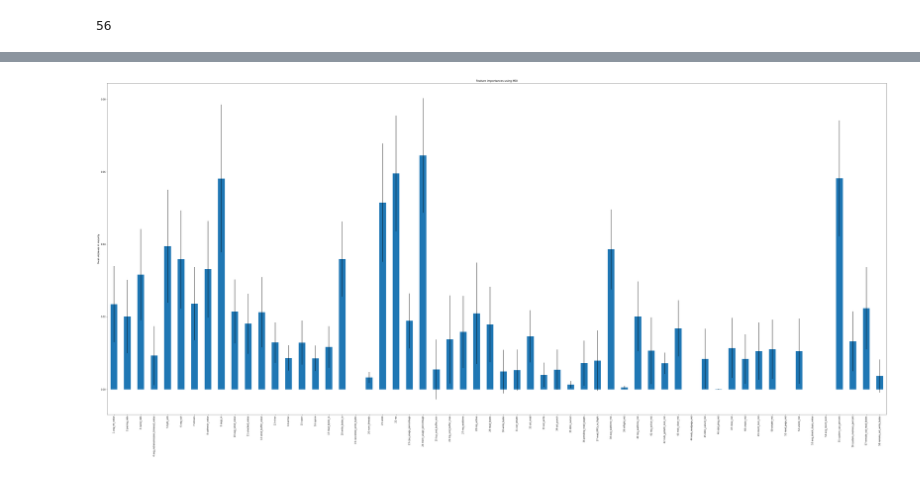
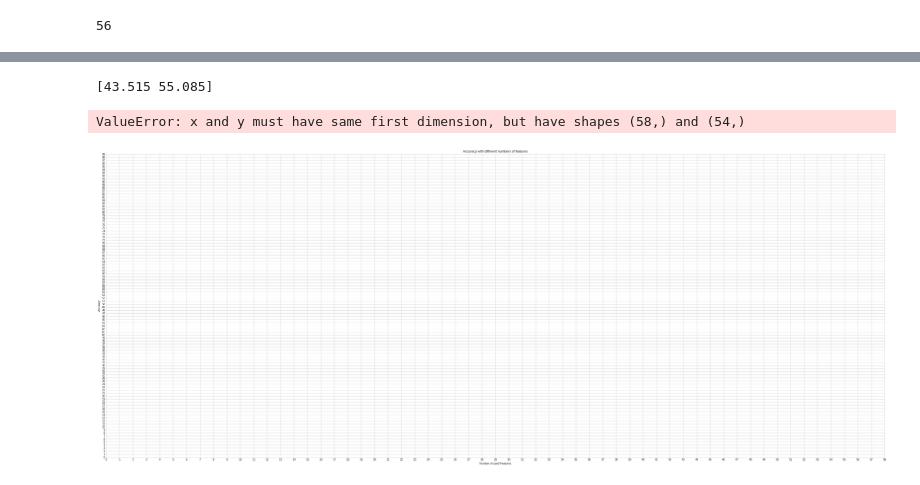
Before and after one commit to EhsanSaZ/BottleneckDetection, a Jupyter notebook: analysis/normal_file_system_bottleneck_detection.ipynb, the cells around one changed output, grey strips where cells are left out. Cells and saved outputs as stored; diff of their text form; code cells hidden in the pictures.

```diff
--- a/analysis/normal_file_system_bottleneck_detection.ipynb
+++ b/analysis/normal_file_system_bottleneck_detection.ipynb
@@ -79,0 +164,9 @@ Elapsed time to compute the importances: 0.011 seconds
+# %%
+
+text=""
+for i in range(len(feature_numbers)):
+    names = ""
+    for name in selected_features_name[i]:
+        names += "{}, ".format(name)
+    text += "{}:    {}\n".format('{0:0{1}}'.format(int(feature_numbers[i]), 2), names)
+print(text)
@@ -79,0 +191,28 @@ Elapsed time to compute the importances: 0.011 seconds
+# %%
+plt.style.use('seaborn-whitegrid')
+fig, ax = plt.subplots()
+fig.set_size_inches(50, 20)
+ax.set_title("Accuracy with different numbers of features")
+ax.set_ylabel("Accuracy")
+ax.set_xlabel("Number of used Features")
+ax.set_xticks(np.arange(0, len(feature_numbers)+1, 1))
+ax.set_yticks(np.arange(0, 100, 1))
+
+
+def moving_average(x, w):
+    return np.convolve(x, np.ones(w), 'valid') / w
+
+# data =  np.concatenate((accuracy_list[0:2], moving_average(accuracy_list, 4)))
+ax.plot(feature_numbers,accuracy_list)
+ax.bar(feature_numbers,accuracy_list, width=0.3)
+# ax.text(1, -15, text, verticalalignment ='center_baseline', fontsize='large' , bbox={'facecolor': 'white', 'pad': 0})
+# # plt.plot(feature_numbers, accuracy_list)
+for i,j in zip(feature_numbers,accuracy_list):
+    ax.annotate(str(j),xy=(i,j))
+plt.show()
+fig.savefig('accuracy of the model with different number of features on dataset {}.jpg'.format(chosen_dataset_name), dpi=100)
+print(np.average(accuracy_list[11:]))
+# %% [output]
+[43.515 55.085]
+ValueError: x and y must have same first dimension, but have shapes (58,) and (54,)
+[figure, added]
@@ -80,16 +240,13 @@ Elapsed time to compute the importances: 0.011 seconds
 # %%
-import pandas as pd
-feature_names = [str(i+1) + " " + str(j) for i,j in enumerate(dtns_df.columns[:-1]) ]
-forest_importances = pd.Series(importances, index=feature_names)
-fig, ax = plt.subplots()
-forest_importances.plot.bar(yerr=std, ax=ax)
-ax.set_title("Feature importances using MDI")
-ax.set_ylabel("Mean decrease in impurity")
-fig.set_size_inches(50, 25)
-fig.savefig('test_importance_15.jpeg', dpi=100)
-fig.tight_layout()
+
+# clipped_forest_importances = pd.Series(clipped_importances, index=clipped_feature_names)
+# fig2, ax2 = plt.subplots()
+# forest_importances.plot.bar(yerr=std, ax=ax2)
+# ax2.set_title("Feature importances using MDI")
+# ax2.set_ylabel("Mean decrease in impurity")
+# fig2.set_size_inches(50, 25)
+# fig2.savefig('test_importance_18.jpeg', dpi=100)
+# fig2.tight_layout()
-# %% [output]
-[figure, removed]
 # %%
 # Creating a model (classifier) with train dataset
 # self.model_to_name = {"RF": "Random Forest", "DT": "Decision Tree", "MLP": "MLP Classifier",
```
Also changed, not shown: parts of 17 cells of this notebook, 2 other files.
